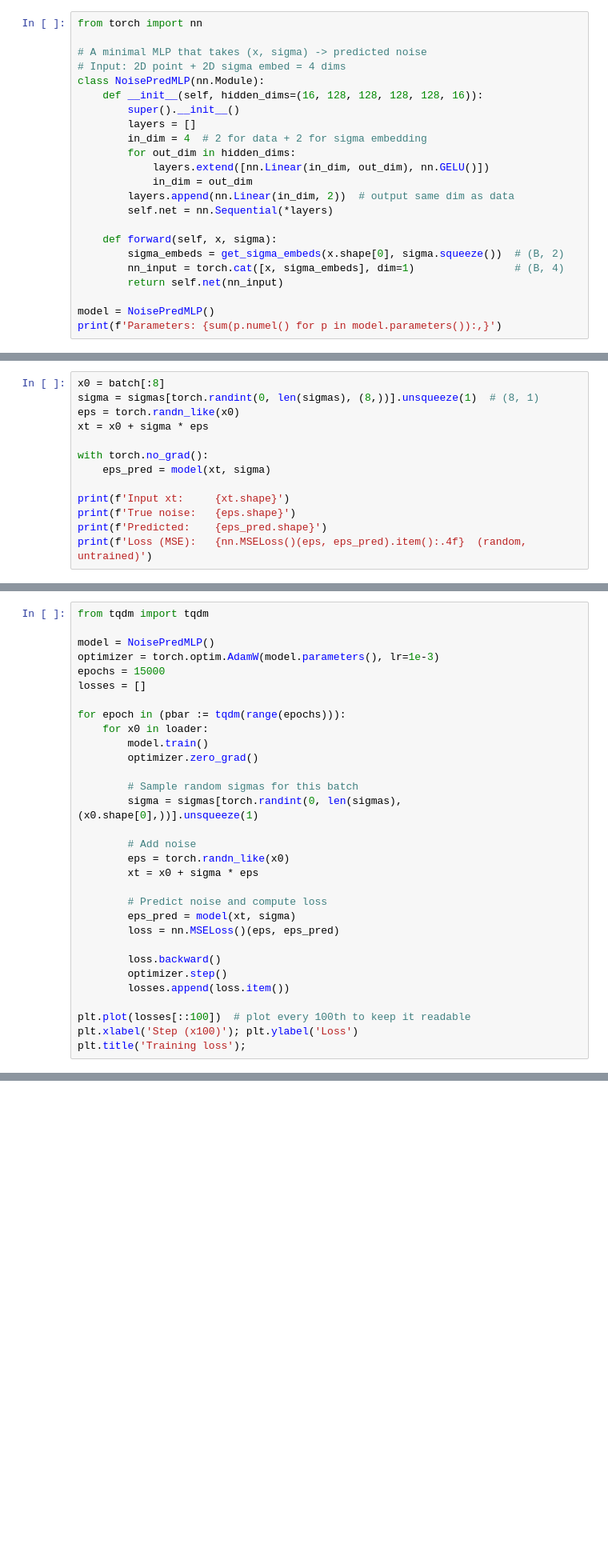
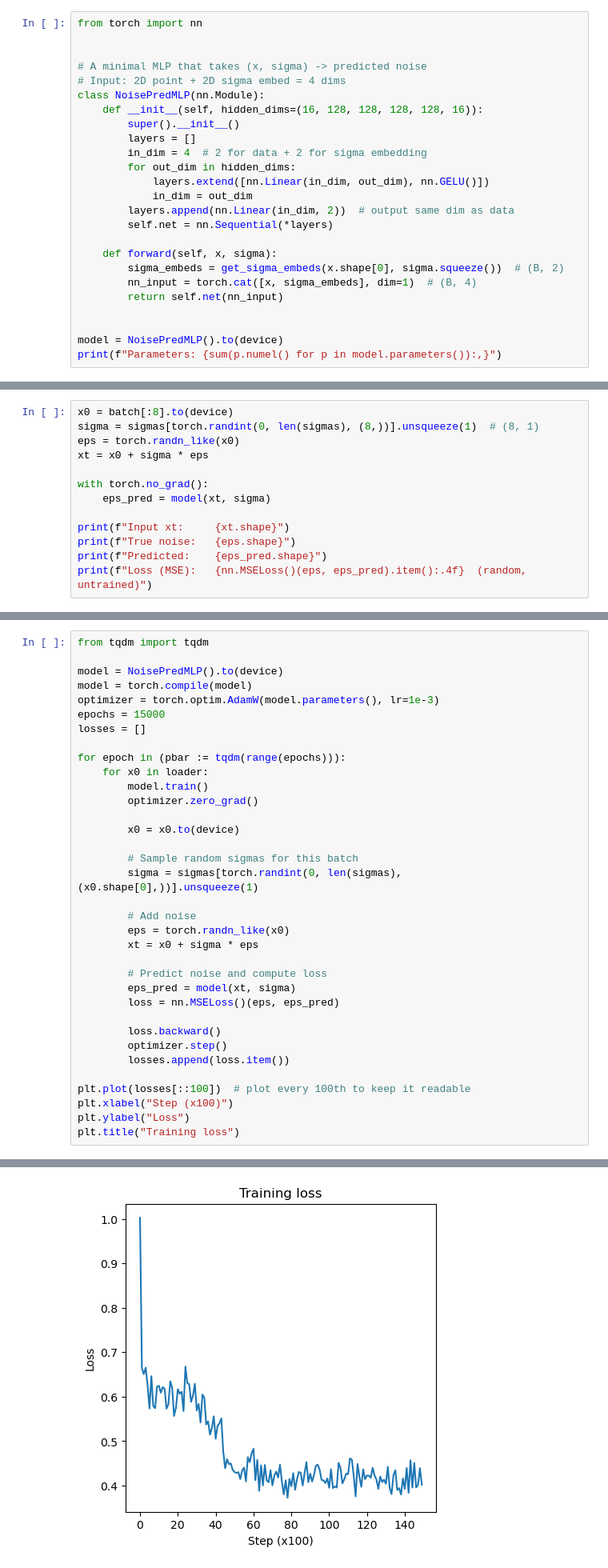
Before and after one commit to HangenYuu/smalldiffusion, a Jupyter notebook: examples/walkthrough.ipynb, the cells around one changed output, grey strips where cells are left out. Shown at 80% size. Cells and saved outputs as stored; diff of their text form; blank space fills up the shorter version.

```diff
--- a/examples/walkthrough.ipynb
+++ b/examples/walkthrough.ipynb
@@ -123,5 +160,6 @@ get_sigma_embeds(3, sig)
 # %%
 from torch import nn
+
 
 # A minimal MLP that takes (x, sigma) -> predicted noise
 # Input: 2D point + 2D sigma embed = 4 dims
@@ -138,8 +176,9 @@ class NoisePredMLP(nn.Module):
 
     def forward(self, x, sigma):
         sigma_embeds = get_sigma_embeds(x.shape[0], sigma.squeeze())  # (B, 2)
-        nn_input = torch.cat([x, sigma_embeds], dim=1)                # (B, 4)
+        nn_input = torch.cat([x, sigma_embeds], dim=1)  # (B, 4)
         return self.net(nn_input)
 
-model = NoisePredMLP()
-print(f'Parameters: {sum(p.numel() for p in model.parameters()):,}')
+
+model = NoisePredMLP().to(device)
+print(f"Parameters: {sum(p.numel() for p in model.parameters()):,}")
@@ -149,7 +190,7 @@ print(f'Parameters: {sum(p.numel() for p in model.parameters()):,}')
 Let's make sure the shapes work. The model sees noised data and a sigma, and should output
 something the same shape as the input (its guess at the noise).
 # %%
-x0 = batch[:8]
+x0 = batch[:8].to(device)
 sigma = sigmas[torch.randint(0, len(sigmas), (8,))].unsqueeze(1)  # (8, 1)
 eps = torch.randn_like(x0)
 xt = x0 + sigma * eps
@@ -157,7 +198,7 @@ xt = x0 + sigma * eps
 with torch.no_grad():
     eps_pred = model(xt, sigma)
 
-print(f'Input xt:     {xt.shape}')
-print(f'True noise:   {eps.shape}')
-print(f'Predicted:    {eps_pred.shape}')
-print(f'Loss (MSE):   {nn.MSELoss()(eps, eps_pred).item():.4f}  (random, untrained)')
+print(f"Input xt:     {xt.shape}")
+print(f"True noise:   {eps.shape}")
+print(f"Predicted:    {eps_pred.shape}")
+print(f"Loss (MSE):   {nn.MSELoss()(eps, eps_pred).item():.4f}  (random, untrained)")
@@ -176,7 +222,8 @@ Let's write it out explicitly.
 # %%
 from tqdm import tqdm
 
-model = NoisePredMLP()
+model = NoisePredMLP().to(device)
+model = torch.compile(model)
 optimizer = torch.optim.AdamW(model.parameters(), lr=1e-3)
 epochs = 15000
 losses = []
@@ -185,6 +232,8 @@ for epoch in (pbar := tqdm(range(epochs))):
     for x0 in loader:
         model.train()
         optimizer.zero_grad()
+
+        x0 = x0.to(device)
 
         # Sample random sigmas for this batch
         sigma = sigmas[torch.randint(0, len(sigmas), (x0.shape[0],))].unsqueeze(1)
@@ -202,5 +251,7 @@ for epoch in (pbar := tqdm(range(epochs))):
         losses.append(loss.item())
 
 plt.plot(losses[::100])  # plot every 100th to keep it readable
-plt.xlabel('Step (x100)'); plt.ylabel('Loss')
-plt.title('Training loss');
+plt.xlabel("Step (x100)")
+plt.ylabel("Loss")
+plt.title("Training loss")
+# %% [output]
@@ -207,3 +259,4 @@ plt.title('Training loss');
+[figure, added]
 # %% [markdown]
 ## 4. Inference (Sampling)
 
```
Also changed, not shown: parts of 31 cells of this notebook.
